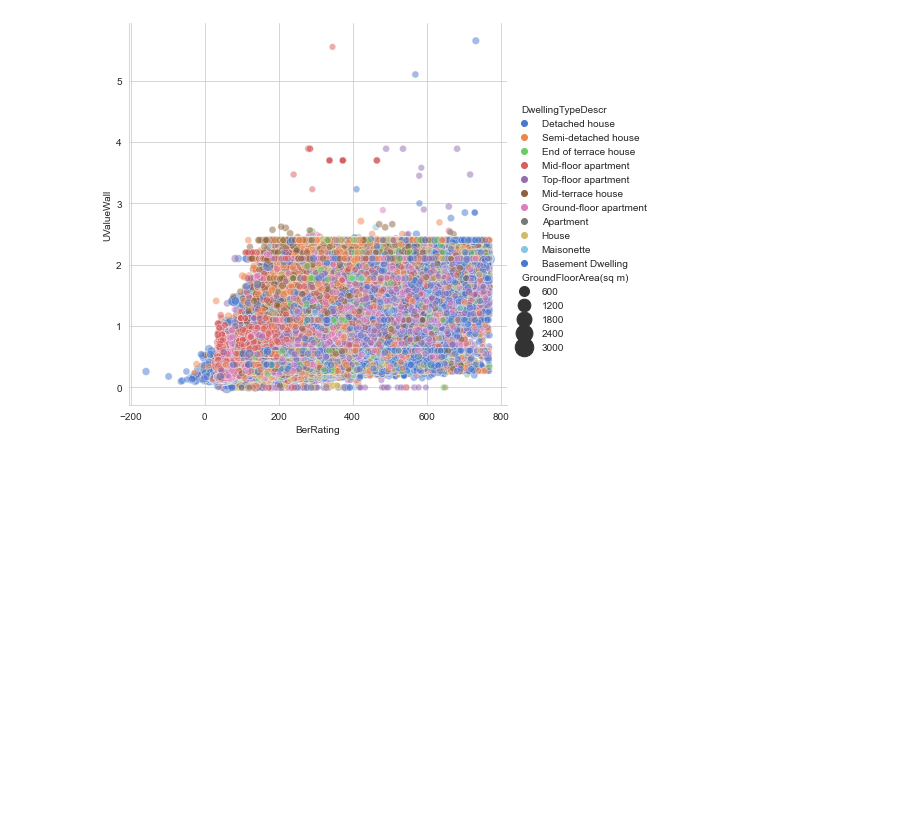
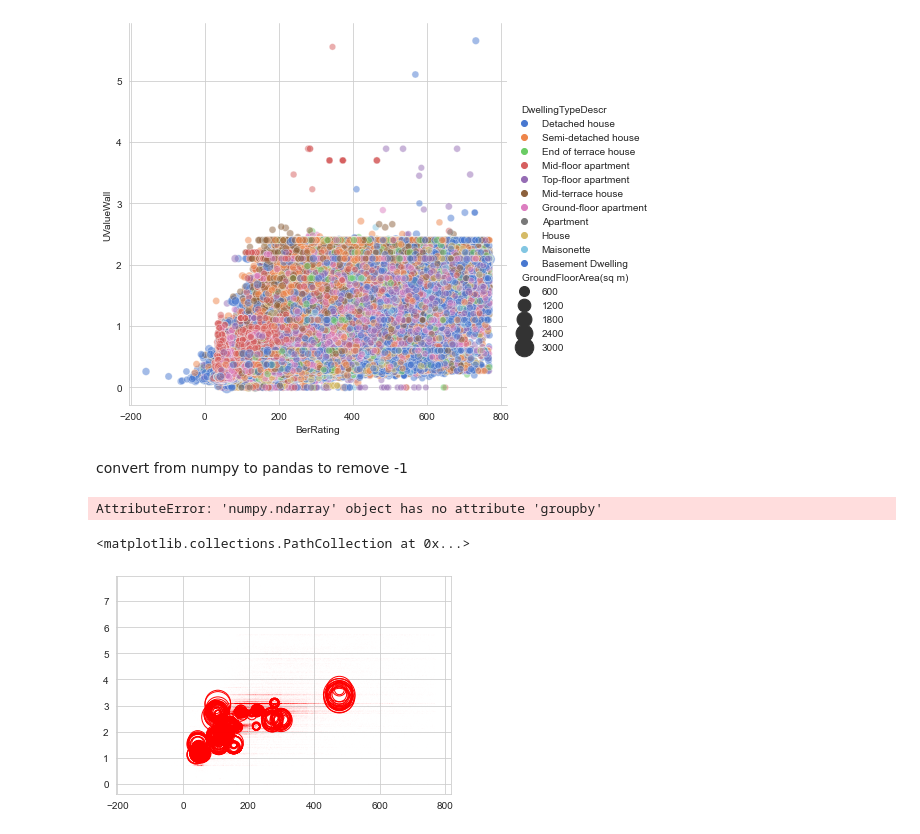
Before and after one commit to codefromjames/eire.energy, a Jupyter notebook: Building Energy Rating Prediction.ipynb, the cells around one changed output. Saved outputs shown, nothing was run; the diff lists cells and outputs as text; code cells hidden in the pictures; blank space fills up the shorter version.

```diff
--- a/Building Energy Rating Prediction.ipynb
+++ b/Building Energy Rating Prediction.ipynb
@@ -349,0 +398,5 @@ sns.relplot(x = "BerRating", y= "UValueWall", hue="DwellingTypeDescr", size="Gro
+# %%
+X = berNormal[['BerRating',
+'UValueWindow']]
+#'GroundFloorArea(sq m)']]
+y_pred = clf.fit_predict(X)
@@ -349,0 +405,27 @@ sns.relplot(x = "BerRating", y= "UValueWall", hue="DwellingTypeDescr", size="Gro
+# %% [markdown]
+convert from numpy to pandas to remove -1
+# %%
+y_pred.groupby(['0']).count()
+# %% [output]
+AttributeError: 'numpy.ndarray' object has no attribute 'groupby'
+# %%
+#sns.relplot(x = "BerRating", y= "UValueWindow",
+# hue="DwellingTypeDescr",
+#  size="GroundFloorArea(sq m)",
+           # sizes=(40, 400), alpha=.5, palette="muted",
+           # height=6,
+            #ax = ax,
+           # data= X )
+
+#plt.scatter(X.iloc[:, 0].values, X.iloc[:, 1].values, color="k", s=3.0, label="Data points")
+# plot circles with radius proportional to the outlier scores
+#radius = (X_scores.max() - X_scores) / (X_scores.max() - X_scores.min())
+plt.scatter(    X.iloc[:, 0].values,   X.iloc[:, 1].values,
+    s=1000 * radius,
+    edgecolors="r",
+    facecolors="none",
+    label="Outlier scores",
+)
+# %% [output]
+<matplotlib.collections.PathCollection at 0x...>
+[figure, added]
```
Also changed, not shown: parts of 16 cells of this notebook.
